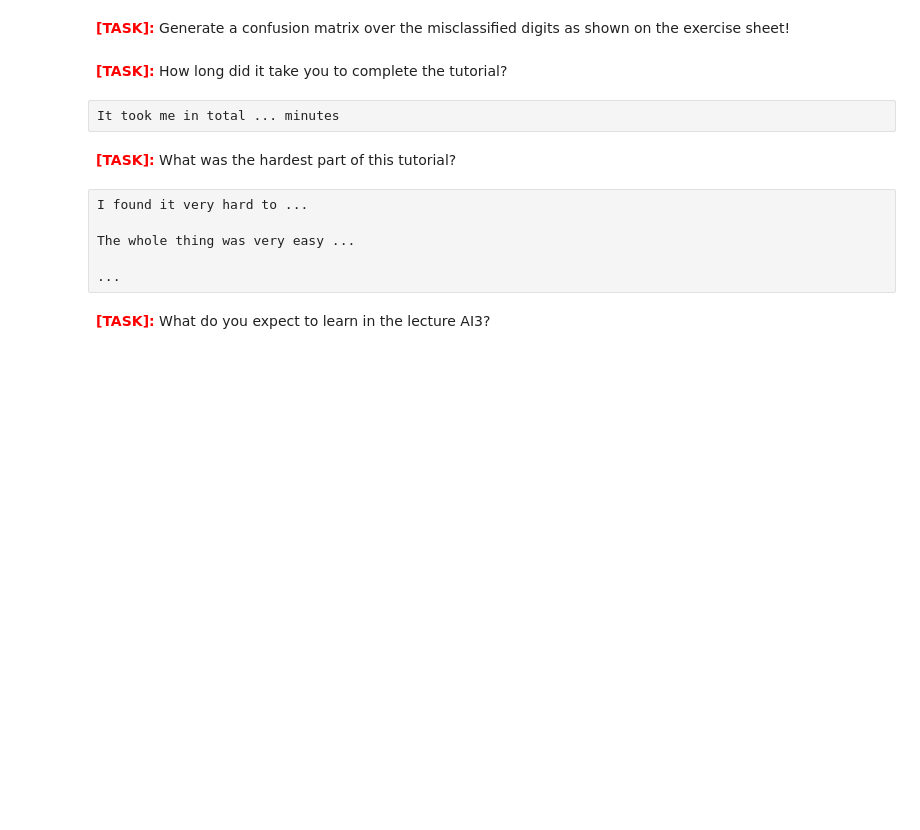
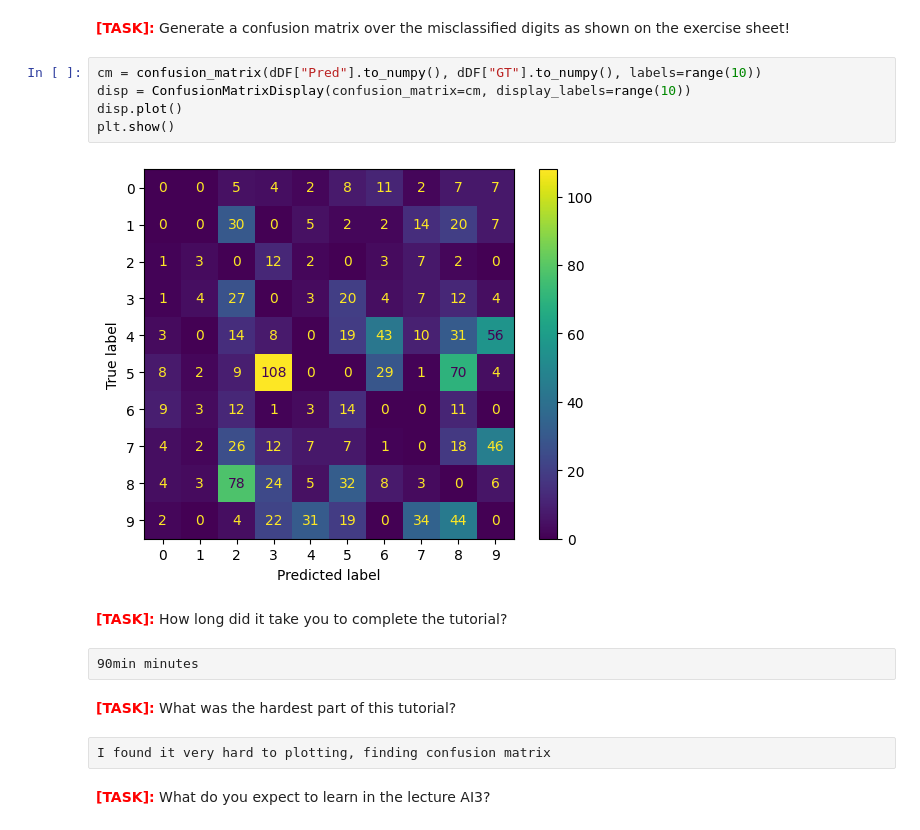
Before and after one commit to luimui/AI3-NN-SS24, a Jupyter notebook: 01T_Getting_Started.ipynb, the cells around one changed output. Cells and saved outputs as stored; diff of their text form; blank space fills up the shorter version.

```diff
--- a/01T_Getting_Started.ipynb
+++ b/01T_Getting_Started.ipynb
@@ -248,17 +299,20 @@ show_sample(0)
 # %% [markdown]
 <font color=red>**[TASK]:**</font> Generate a confusion matrix over the misclassified digits as shown on the exercise sheet!
+# %%
+cm = confusion_matrix(dDF["Pred"].to_numpy(), dDF["GT"].to_numpy(), labels=range(10))
+disp = ConfusionMatrixDisplay(confusion_matrix=cm, display_labels=range(10))
+disp.plot()
+plt.show()
+# %% [output]
+[figure, added]
 # %% [markdown]
 <font color=red>**[TASK]:**</font> How long did it take you to complete the tutorial?
-# %% [raw]
-It took me in total ... minutes
+# %% [raw]
+90min minutes
 # %% [markdown]
 <font color=red>**[TASK]:**</font> What was the hardest part of this tutorial?
 # %% [raw]
-I found it very hard to ...
-
-The whole thing was very easy ...
-
-...
+I found it very hard to plotting, finding confusion matrix
 # %% [markdown]
 <font color=red>**[TASK]:**</font> What do you expect to learn in the lecture AI3?
 # %% [raw]
```
Also changed, not shown: parts of 14 cells of this notebook.
